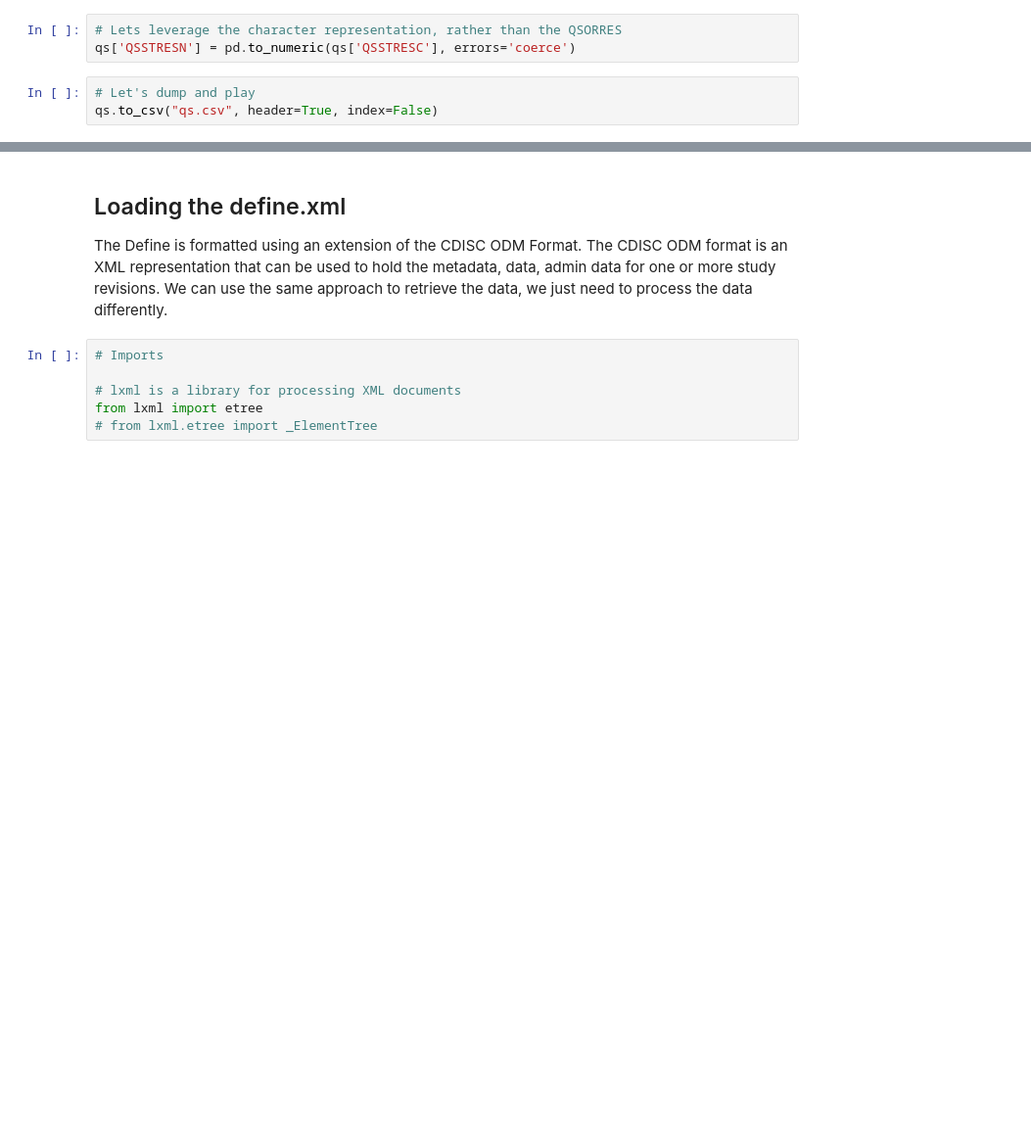
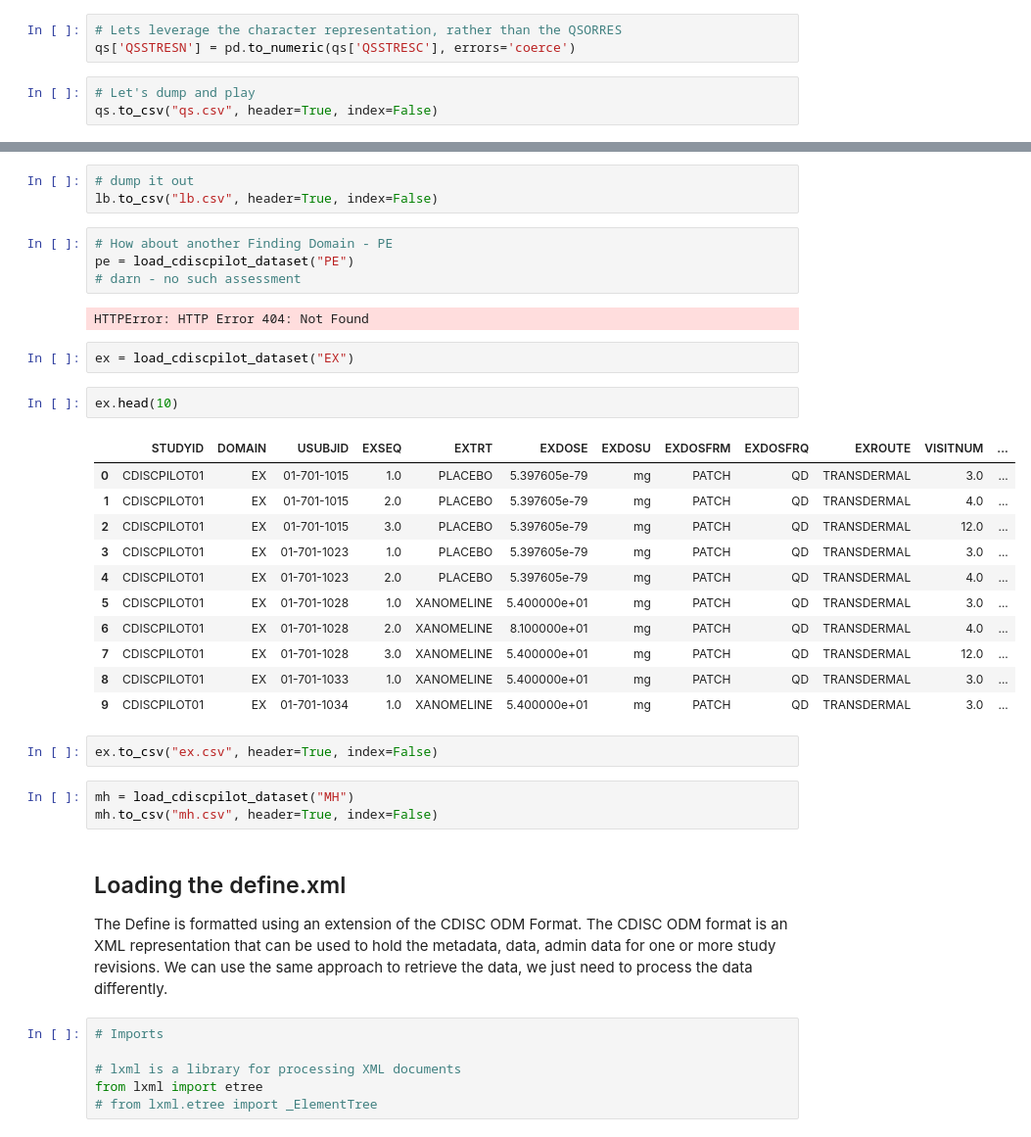
Before and after one commit to phuse-org/phuse-python-sde-sep2021, a Jupyter notebook: workbooks/01-Loading-data.ipynb, the cells around one changed output, grey strips where cells are left out. Shown at 98% size. Drawn from its saved outputs; the diff is of its cells as text; blank space fills up the shorter version.

Commit message:
Add further examples of dumping datasets

```diff
--- a/workbooks/01-Loading-data.ipynb
+++ b/workbooks/01-Loading-data.ipynb
@@ -354,3 +372,33 @@ qs.to_csv("qs.csv", header=True, index=False)
+# %%
+# dump it out
+lb.to_csv("lb.csv", header=True, index=False)
+# %%
+# How about another Finding Domain - PE
+pe = load_cdiscpilot_dataset("PE")
+# darn - no such assessment
+# %% [output]
+HTTPError: HTTP Error 404: Not Found
+# %%
+ex = load_cdiscpilot_dataset("EX")
+# %%
+ex.head(10)
+# %% [output]
+|  | STUDYID | DOMAIN | USUBJID | EXSEQ | EXTRT | EXDOSE | EXDOSU | EXDOSFRM | EXDOSFRQ | EXROUTE | VISITNUM | ... |
+| 0 | CDISCPILOT01 | EX | 01-701-1015 | 1.0 | PLACEBO | 5.397605e-79 | mg | PATCH | QD | TRANSDERMAL | 3.0 | ... |
+| 1 | CDISCPILOT01 | EX | 01-701-1015 | 2.0 | PLACEBO | 5.397605e-79 | mg | PATCH | QD | TRANSDERMAL | 4.0 | ... |
+| 2 | CDISCPILOT01 | EX | 01-701-1015 | 3.0 | PLACEBO | 5.397605e-79 | mg | PATCH | QD | TRANSDERMAL | 12.0 | ... |
+| 3 | CDISCPILOT01 | EX | 01-701-1023 | 1.0 | PLACEBO | 5.397605e-79 | mg | PATCH | QD | TRANSDERMAL | 3.0 | ... |
+| 4 | CDISCPILOT01 | EX | 01-701-1023 | 2.0 | PLACEBO | 5.397605e-79 | mg | PATCH | QD | TRANSDERMAL | 4.0 | ... |
+| 5 | CDISCPILOT01 | EX | 01-701-1028 | 1.0 | XANOMELINE | 5.400000e+01 | mg | PATCH | QD | TRANSDERMAL | 3.0 | ... |
+| 6 | CDISCPILOT01 | EX | 01-701-1028 | 2.0 | XANOMELINE | 8.100000e+01 | mg | PATCH | QD | TRANSDERMAL | 4.0 | ... |
+| 7 | CDISCPILOT01 | EX | 01-701-1028 | 3.0 | XANOMELINE | 5.400000e+01 | mg | PATCH | QD | TRANSDERMAL | 12.0 | ... |
+| 8 | CDISCPILOT01 | EX | 01-701-1033 | 1.0 | XANOMELINE | 5.400000e+01 | mg | PATCH | QD | TRANSDERMAL | 3.0 | ... |
+| 9 | CDISCPILOT01 | EX | 01-701-1034 | 1.0 | XANOMELINE | 5.400000e+01 | mg | PATCH | QD | TRANSDERMAL | 3.0 | ... |
+# %%
+ex.to_csv("ex.csv", header=True, index=False)
+# %%
+mh = load_cdiscpilot_dataset("MH")
+mh.to_csv("mh.csv", header=True, index=False)
 # %% [markdown]
 ## Loading the define.xml
 
```
Also changed, not shown: parts of 3 cells of this notebook.
